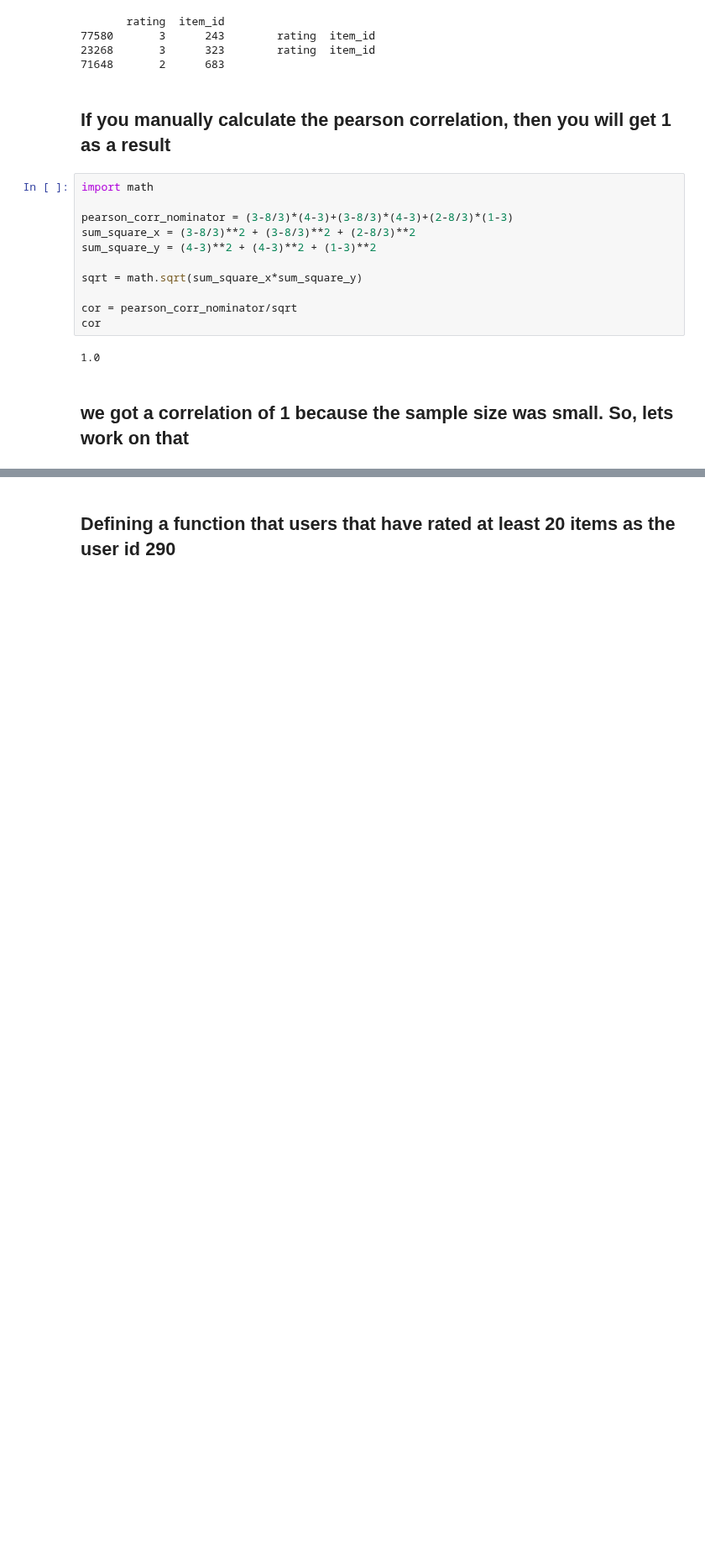
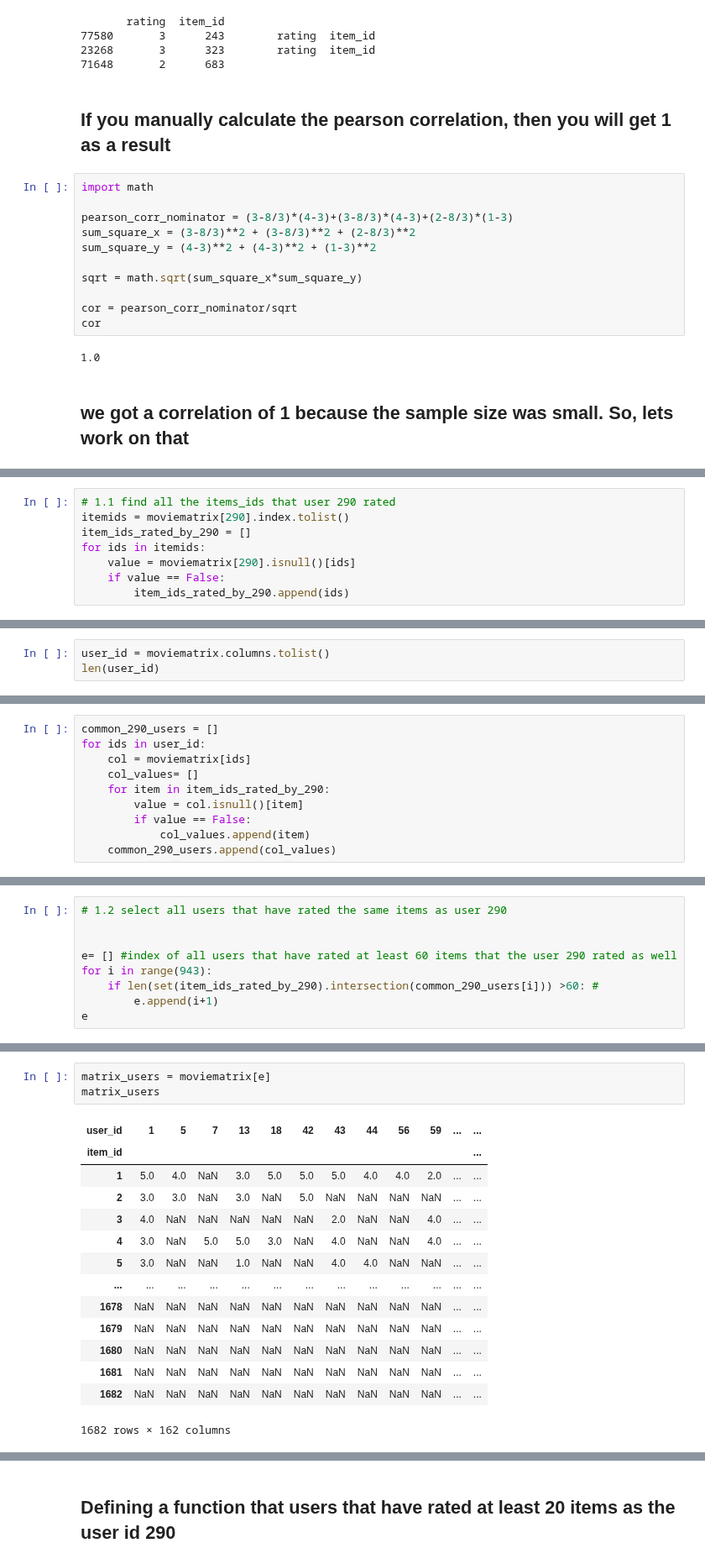
Before and after one commit to ali-d-nasseri/Recommender-System, a Jupyter notebook: Recommender Project.ipynb, the cells around one changed output, grey strips where cells are left out. Shown at 84% size. Cells and saved outputs as stored; diff of their text form; blank space fills up the shorter version.

```diff
--- a/Recommender Project.ipynb
+++ b/Recommender Project.ipynb
@@ -440,0 +227,8 @@ n
+# %%
+# 1.1 find all the items_ids that user 290 rated
+itemids = moviematrix[290].index.tolist()
+item_ids_rated_by_290 = []
+for ids in itemids:
+    value = moviematrix[290].isnull()[ids]
+    if value == False:
+        item_ids_rated_by_290.append(ids)
@@ -440,0 +239,3 @@ n
+# %%
+user_id = moviematrix.columns.tolist()
+len(user_id)
@@ -440,0 +244,10 @@ n
+# %%
+common_290_users = []
+for ids in user_id:
+    col = moviematrix[ids]
+    col_values= []
+    for item in item_ids_rated_by_290:
+        value = col.isnull()[item]
+        if value == False:
+            col_values.append(item)
+    common_290_users.append(col_values)
@@ -440,0 +256,9 @@ n
+# %%
+# 1.2 select all users that have rated the same items as user 290
+
+
+e= [] #index of all users that have rated at least 60 items that the user 290 rated as well
+for i in range(943):
+    if len(set(item_ids_rated_by_290).intersection(common_290_users[i])) >60: #
+        e.append(i+1)
+e
@@ -440,0 +283,18 @@ n
+# %%
+matrix_users = moviematrix[e]
+matrix_users
+# %% [output]
+| user_id | 1 | 5 | 7 | 13 | 18 | 42 | 43 | 44 | 56 | 59 | ... | ... |
+| item_id |  |  |  |  |  |  |  |  |  |  |  | ... |
+| 1 | 5.0 | 4.0 | NaN | 3.0 | 5.0 | 5.0 | 5.0 | 4.0 | 4.0 | 2.0 | ... | ... |
+| 2 | 3.0 | 3.0 | NaN | 3.0 | NaN | 5.0 | NaN | NaN | NaN | NaN | ... | ... |
+| 3 | 4.0 | NaN | NaN | NaN | NaN | NaN | 2.0 | NaN | NaN | 4.0 | ... | ... |
+| 4 | 3.0 | NaN | 5.0 | 5.0 | 3.0 | NaN | 4.0 | NaN | NaN | 4.0 | ... | ... |
+| 5 | 3.0 | NaN | NaN | 1.0 | NaN | NaN | 4.0 | 4.0 | NaN | NaN | ... | ... |
+| ... | ... | ... | ... | ... | ... | ... | ... | ... | ... | ... | ... | ... |
+| 1678 | NaN | NaN | NaN | NaN | NaN | NaN | NaN | NaN | NaN | NaN | ... | ... |
+| 1679 | NaN | NaN | NaN | NaN | NaN | NaN | NaN | NaN | NaN | NaN | ... | ... |
+| 1680 | NaN | NaN | NaN | NaN | NaN | NaN | NaN | NaN | NaN | NaN | ... | ... |
+| 1681 | NaN | NaN | NaN | NaN | NaN | NaN | NaN | NaN | NaN | NaN | ... | ... |
+| 1682 | NaN | NaN | NaN | NaN | NaN | NaN | NaN | NaN | NaN | NaN | ... | ... |
+1682 rows × 162 columns
```
Also changed, not shown: parts of 68 cells of this notebook, 1 other file.
